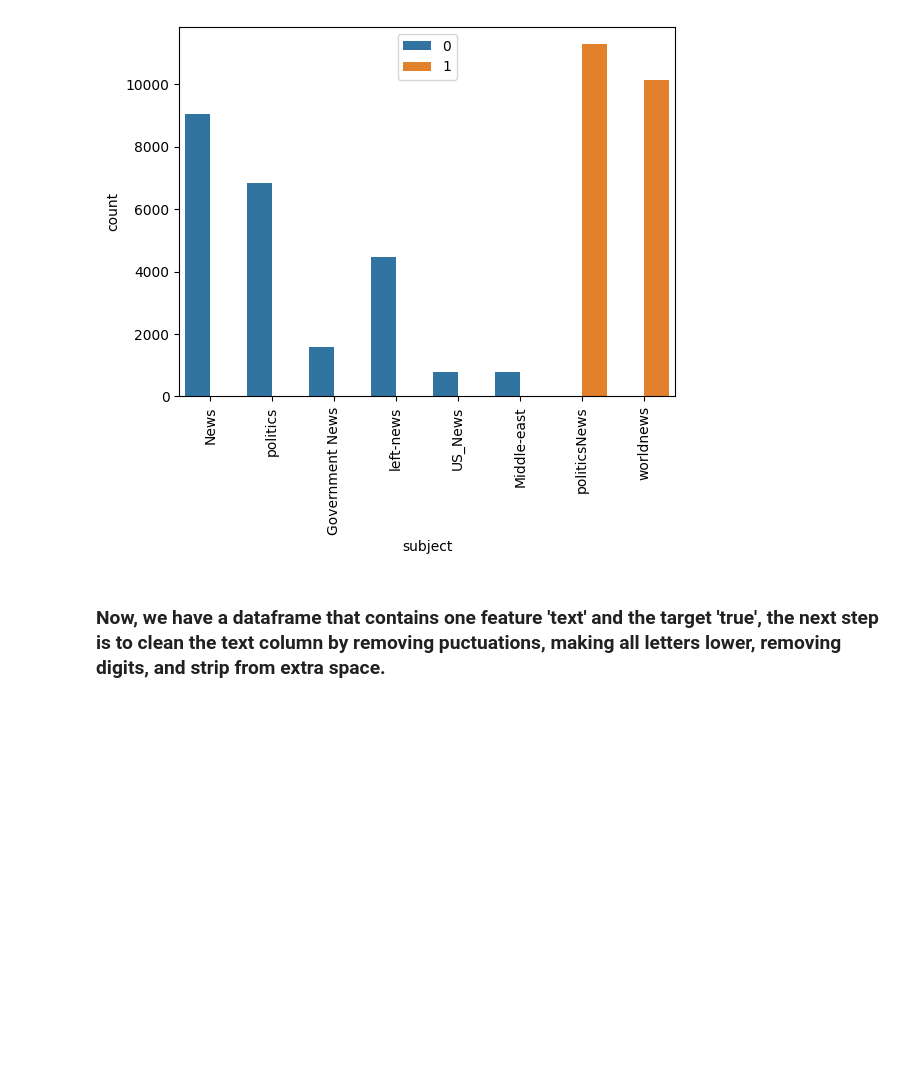
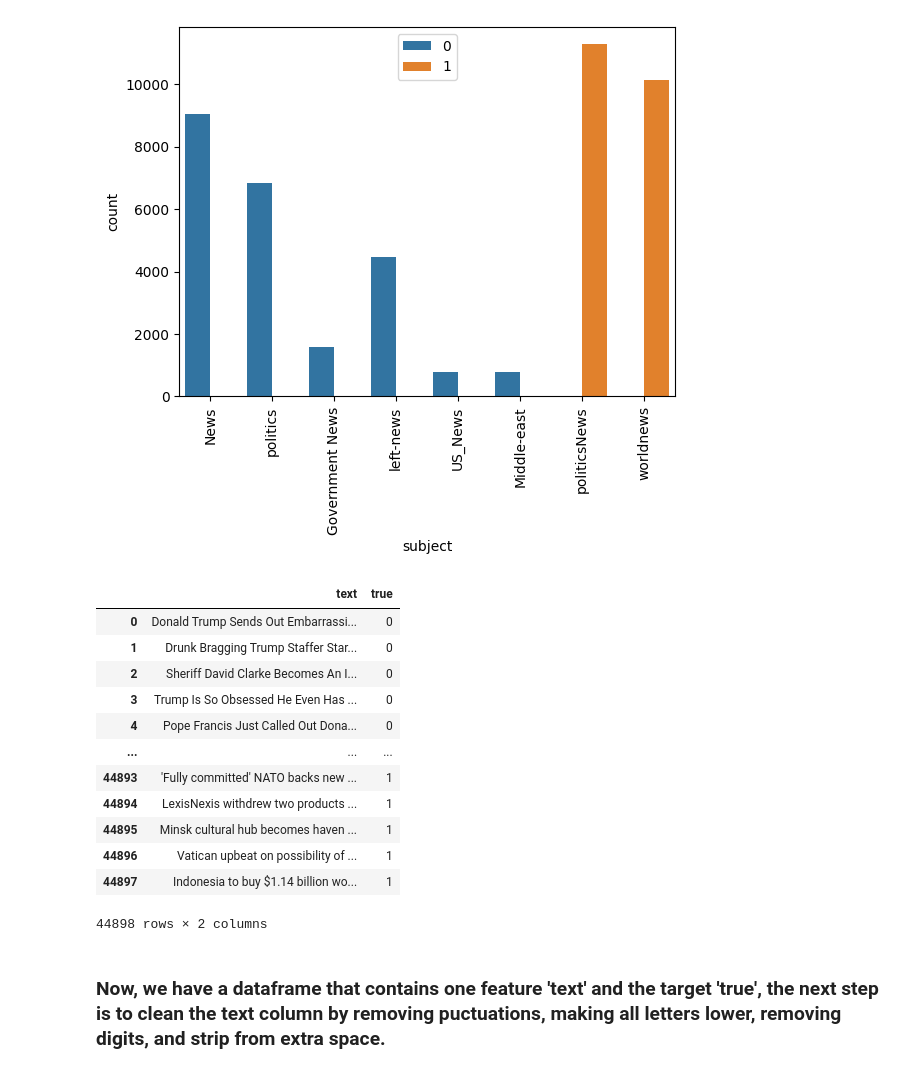
Before and after one commit to Zen1400/fake_news, a Jupyter notebook: notebooks/basic_model.ipynb, the cells around one changed output. Drawn from its saved outputs; the diff is of its cells as text; code cells hidden in the pictures; blank space fills up the shorter version.

```diff
--- a/notebooks/basic_model.ipynb
+++ b/notebooks/basic_model.ipynb
@@ -69,3 +73,20 @@ df = data.loc[:, ['text', 'true']]
+# %%
+
+pd.read_csv('final_data.csv')
+# %% [output]
+|  | text | true |
+| 0 | Donald Trump Sends Out Embarrassi... | 0 |
+| 1 | Drunk Bragging Trump Staffer Star... | 0 |
+| 2 | Sheriff David Clarke Becomes An I... | 0 |
+| 3 | Trump Is So Obsessed He Even Has ... | 0 |
+| 4 | Pope Francis Just Called Out Dona... | 0 |
+| ... | ... | ... |
+| 44893 | 'Fully committed' NATO backs new ... | 1 |
+| 44894 | LexisNexis withdrew two products ... | 1 |
+| 44895 | Minsk cultural hub becomes haven ... | 1 |
+| 44896 | Vatican upbeat on possibility of ... | 1 |
+| 44897 | Indonesia to buy $1.14 billion wo... | 1 |
+44898 rows × 2 columns
 # %% [markdown]
 ### Now, we have a dataframe that contains one feature 'text' and the target 'true', the next step is to clean the text column by removing puctuations, making all letters lower, removing digits, and strip from extra space.
 # %% [markdown]
```
Also changed, not shown: parts of 2 cells of this notebook, 26 other files.
